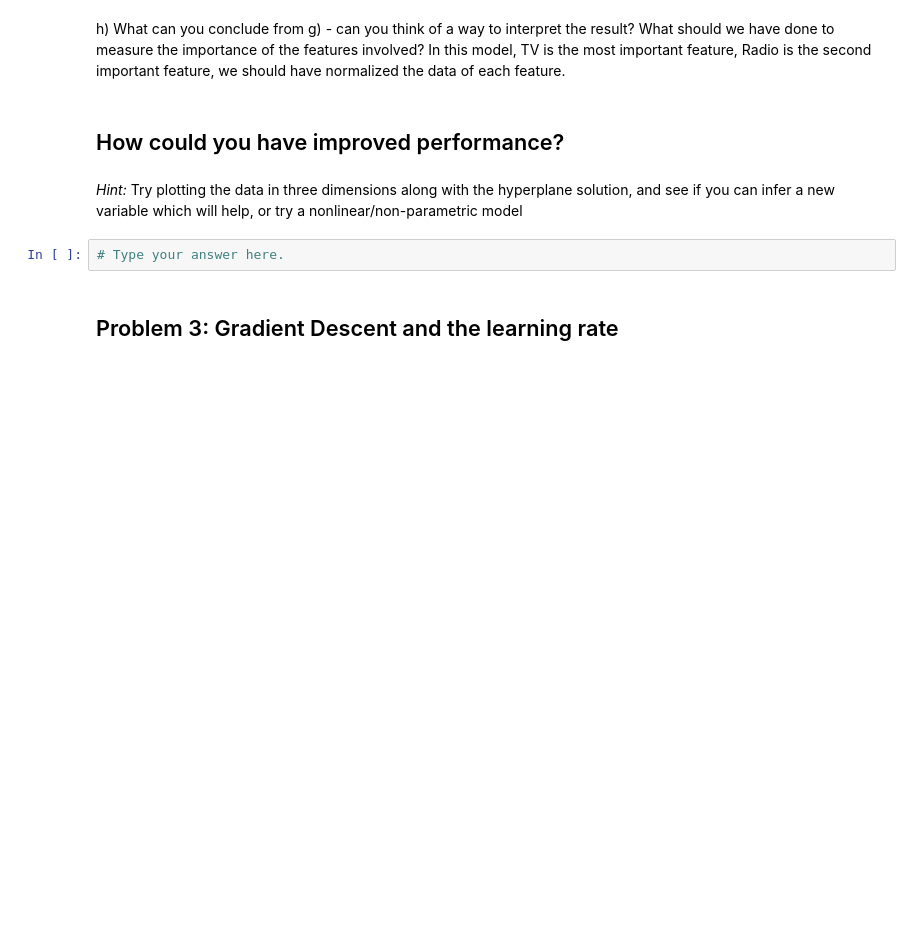
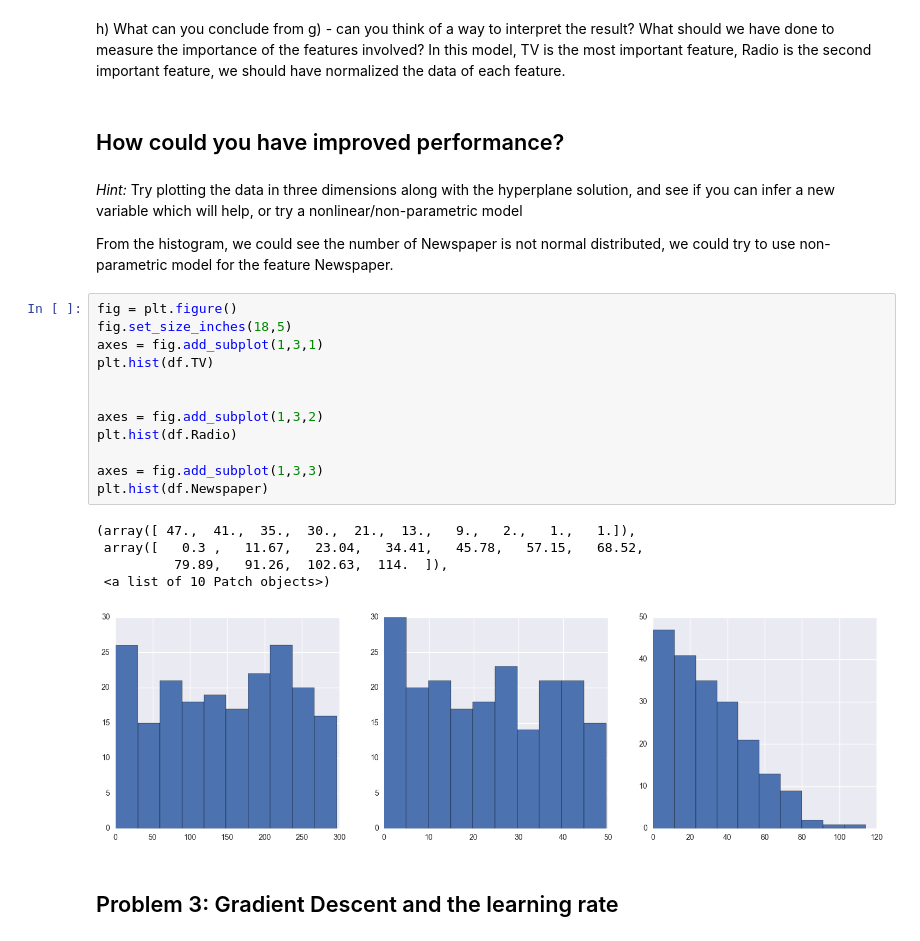
Before and after one commit to Columbia-Intro-Data-Science/python-introduction-Miss-Xia, a Jupyter notebook: mynotebooksolutions.ipynb, the cells around one changed output. Cells and saved outputs as stored; diff of their text form; blank space fills up the shorter version.

```diff
--- a/mynotebooksolutions.ipynb
+++ b/mynotebooksolutions.ipynb
@@ -263,8 +263,26 @@ In this model, TV is the most important feature, Radio is the second important f
 # %% [markdown]
 *Hint:* Try plotting the data in three dimensions along with the hyperplane solution, and see if you can infer
 a new variable which will help, or try a nonlinear/non-parametric model
+
+From the histogram, we could see the number of Newspaper is not normal distributed, we could try to use non-parametric model for the feature Newspaper.
-# %%
-# Type your answer here.
+# %%
+fig = plt.figure()
+fig.set_size_inches(18,5)
+axes = fig.add_subplot(1,3,1)
+plt.hist(df.TV)
+
+
+axes = fig.add_subplot(1,3,2)
+plt.hist(df.Radio)
+
+axes = fig.add_subplot(1,3,3)
+plt.hist(df.Newspaper)
+# %% [output]
+(array([ 47.,  41.,  35.,  30.,  21.,  13.,   9.,   2.,   1.,   1.]),
+ array([   0.3 ,   11.67,   23.04,   34.41,   45.78,   57.15,   68.52,
+          79.89,   91.26,  102.63,  114.  ]),
+ <a list of 10 Patch objects>)
+[figure, added]
 # %% [markdown]
 ## Problem 3:  Gradient Descent and the learning rate
 # %% [markdown]
```
